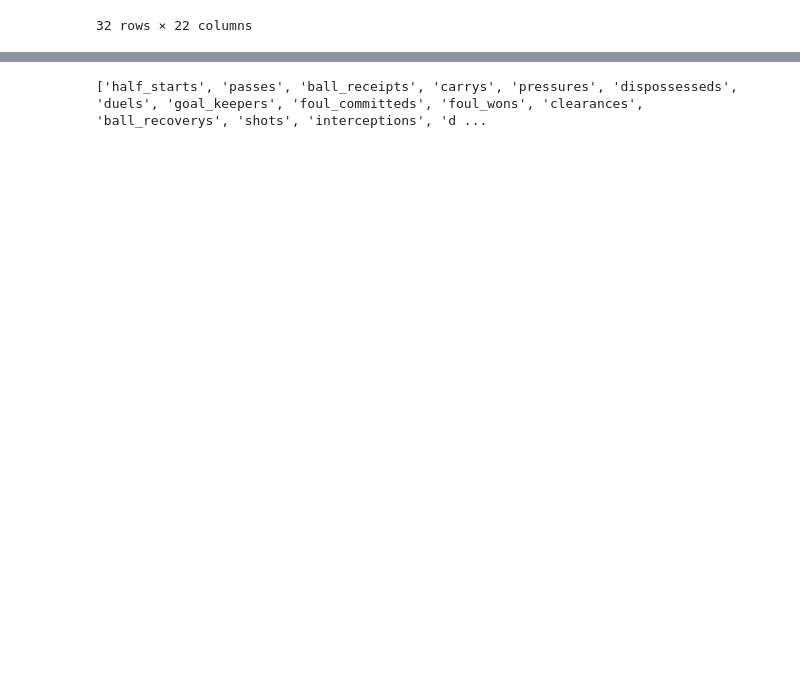
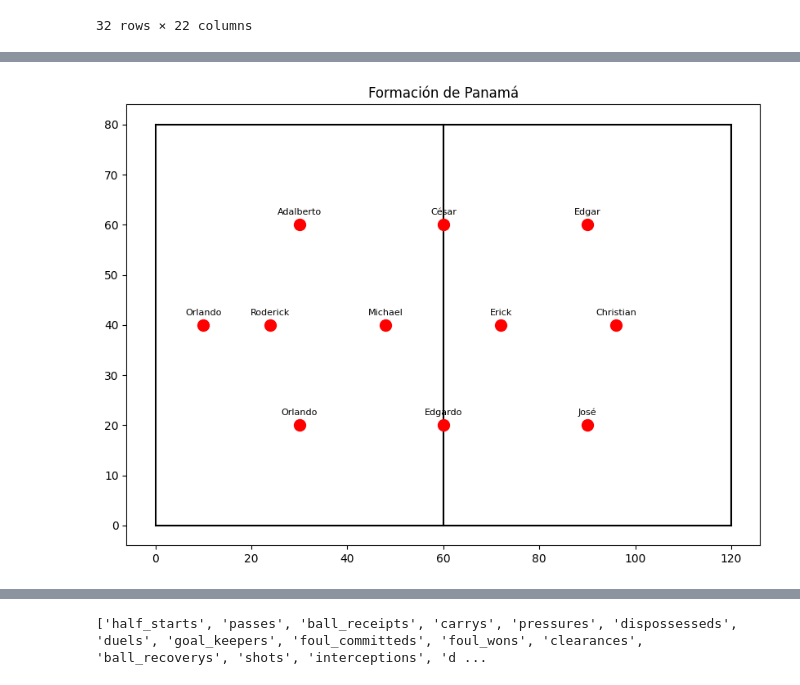
Before and after one commit to DR-Barros/futbol, a Jupyter notebook: statbomb.ipynb, the cells around one changed output, grey strips where cells are left out. Saved outputs shown, nothing was run; the diff lists cells and outputs as text; code cells hidden in the pictures; blank space fills up the shorter version.

Commit message:
FEAT(match detail): se avanza en visualizar detalles de un partido en especifico

```diff
--- a/statbomb.ipynb
+++ b/statbomb.ipynb
@@ -59,2 +60,9 @@ sb.lineups(match_id=3939985)
 # %%
 events = sb.events(match_id=3939981, split=True)
+# %%
+lineup = events['starting_xis']
+lineup = lineup.drop(columns=['id', 'index', 'timestamp', "minute", "second", "type", "possession", "possession_team",
+                              "play_pattern", "duration", "match_id", "possession_team_id", "team_id"])
+lineup = lineup[["team", "tactics"]]
+lineup = lineup.to_dict(orient='records')
+lineup
@@ -61,3 +87,65 @@ events = sb.events(match_id=3939981, split=True)
+# %%
+#crea un grafico de la formacion
+import matplotlib.pyplot as plt
+import numpy as np
+import matplotlib.patches as patches
+import matplotlib.lines as mlines
+import matplotlib.patches as patches
+
+def plot_pitch():
+    # Create figure
+    fig, ax = plt.subplots(figsize=(10, 7))
+    # Pitch Outline & Centre Line
+    plt.plot([0, 0], [0, 80], color="black")
+    plt.plot([0, 120], [80, 80], color="black")
+    plt.plot([120, 120], [80, 0], color="black")
+    plt.plot([120, 0], [0, 0], color="black")
+    plt.plot([60, 60], [0, 80], color="black")
+    return fig, ax
+def plot_formation(ax, formation_data, team_name):
+    # Obtiene la formación y el lineup del equipo
+    team_data = next(team for team in formation_data if team["team"] == team_name)
+    lineup = team_data["tactics"]["lineup"]
+    formation = str(team_data["tactics"]["formation"])  # e.g., "433", "343"
+
+    # Establecemos posiciones aproximadas para cada línea
+    formation_lines = [int(x) for x in formation]  # e.g., [4, 3, 3]
+    y_spacing = 80 / (len(formation_lines) + 1)  # separación vertical entre líneas
+
+    x_positions = []
+    y_positions = []
+    names = []
+
+    player_idx = 0
+    for i, num_players in enumerate(formation_lines):
+        y = y_spacing * (i + 1)
+        x_spacing = 120 / (num_players + 1)
+        for j in range(num_players):
+            x = x_spacing * (j + 1)
+            x_positions.append(x)
+            y_positions.append(y)
+            names.append(lineup[player_idx]["player"]["name"])
+            player_idx += 1
+
+    # El arquero va aparte, al fondo
+    goalkeeper = next(p for p in lineup if p["position"]["name"].lower() == "goalkeeper")
+    x_positions.insert(0, 10)
+    y_positions.insert(0, 40)
+    names.insert(0, goalkeeper["player"]["name"])
+
+    # Dibujamos cada jugador
+    for x, y, name in zip(x_positions, y_positions, names):
+        ax.plot(x, y, 'o', color='red', markersize=10)
+        ax.text(x, y + 2, name.split()[0], ha='center', fontsize=8)
+
+# --- Uso ---
+formation_data = lineup
+fig, ax = plot_pitch()
+plot_formation(ax, formation_data, team_name="Panama")
+plt.title("Formación de Panamá")
+plt.show()
+# %% [output]
+[figure, added]
 # %%
 events
 # %% [output]
```
Also changed, not shown: parts of 3 cells of this notebook, 9 other files.
